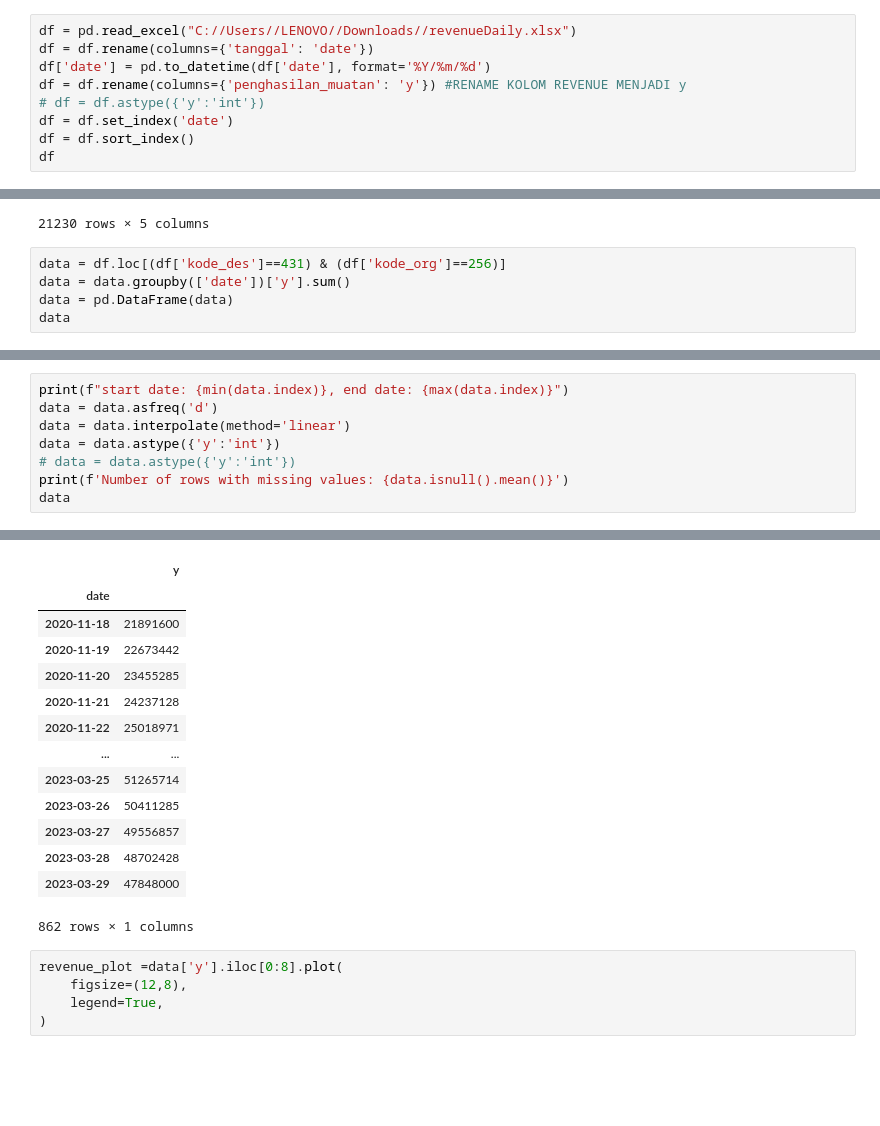
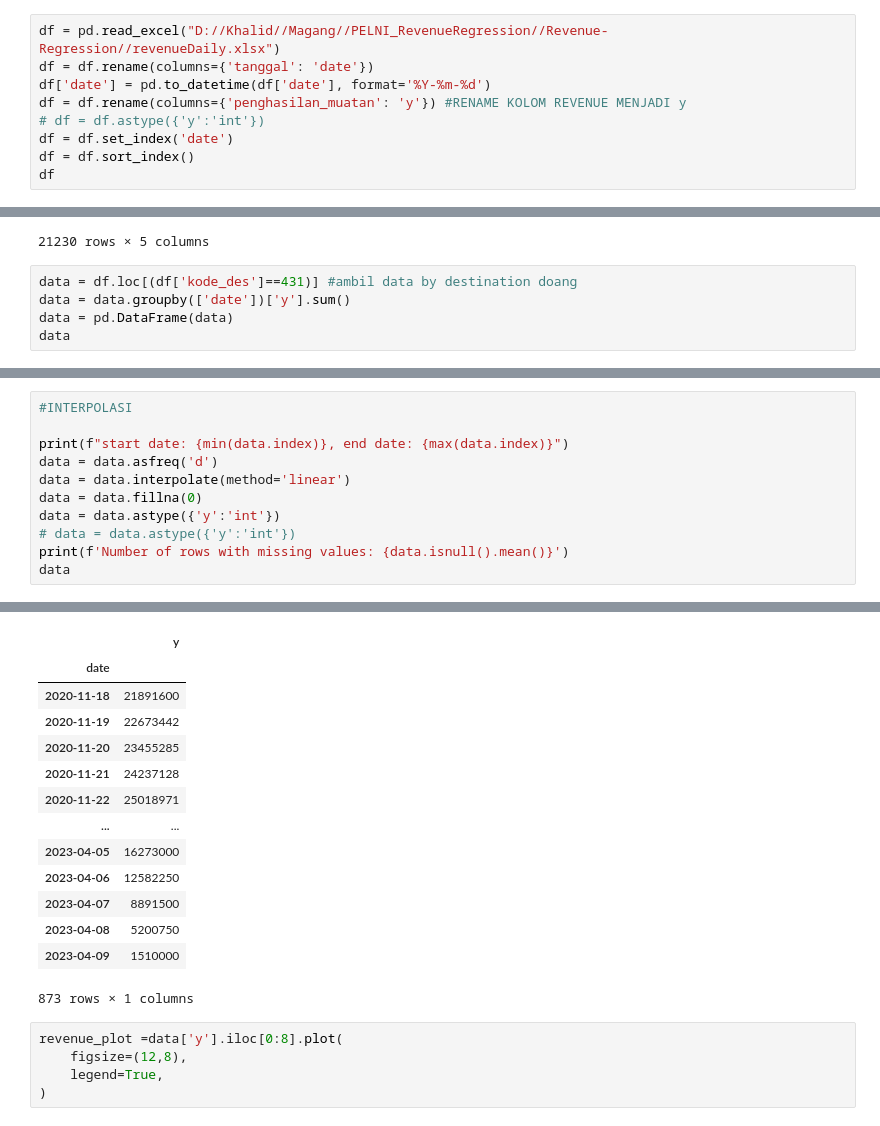
Before and after one commit to JstKhalid/Revenue-Regression, a Jupyter notebook: Prediksi Revenue dengan Invers Scaler.ipynb, the cells around one changed output, grey strips where cells are left out. Cells and saved outputs as stored; diff of their text form; blank space fills up the shorter version.

```diff
--- a/Prediksi Revenue dengan Invers Scaler.ipynb
+++ b/Prediksi Revenue dengan Invers Scaler.ipynb
@@ -22,9 +22,9 @@ plt.style.use('fivethirtyeight')
 plt.rcParams['lines.linewidth'] = 1.5
 %matplotlib inline
 # %%
-df = pd.read_excel("C://Users//LENOVO//Downloads//revenueDaily.xlsx")
+df = pd.read_excel("D://Khalid//Magang//PELNI_RevenueRegression//Revenue-Regression//revenueDaily.xlsx")
 df = df.rename(columns={'tanggal': 'date'})
-df['date'] = pd.to_datetime(df['date'], format='%Y/%m/%d')
+df['date'] = pd.to_datetime(df['date'], format='%Y-%m-%d')
 df = df.rename(columns={'penghasilan_muatan': 'y'}) #RENAME KOLOM REVENUE MENJADI y
 # df = df.astype({'y':'int'})
 df = df.set_index('date')
@@ -46,7 +46,7 @@ df
 | 2023-04-09 | 1510000.0 | AMBON | 946 | TANJUNG PRIOK | 431 |
 21230 rows × 5 columns
 # %%
-data = df.loc[(df['kode_des']==431) & (df['kode_org']==256)]
+data = df.loc[(df['kode_des']==431)] #ambil data by destination doang
 data = data.groupby(['date'])['y'].sum()
 data = pd.DataFrame(data)
 data
@@ -116,7 +123,10 @@ Min - Max Value : 486000.0 - 71772000.0
 # %%
+#INTERPOLASI
+
 print(f"start date: {min(data.index)}, end date: {max(data.index)}")
 data = data.asfreq('d')
 data = data.interpolate(method='linear')
+data = data.fillna(0)
 data = data.astype({'y':'int'})
 # data = data.astype({'y':'int'})
 print(f'Number of rows with missing values: {data.isnull().mean()}')
@@ -126,19 +136,19 @@ start date: 2020-11-18 00:00:00, end date: 2023-03-29 00:00:00
 Number of rows with missing values: y    0.0
 dtype: float64
 |  | y |
 | date |  |
 | 2020-11-18 | 21891600 |
 | 2020-11-19 | 22673442 |
 | 2020-11-20 | 23455285 |
 | 2020-11-21 | 24237128 |
 | 2020-11-22 | 25018971 |
 | ... | ... |
-| 2023-03-25 | 51265714 |
-| 2023-03-26 | 50411285 |
-| 2023-03-27 | 49556857 |
-| 2023-03-28 | 48702428 |
-| 2023-03-29 | 47848000 |
+| 2023-04-05 | 16273000 |
+| 2023-04-06 | 12582250 |
+| 2023-04-07 | 8891500 |
+| 2023-04-08 | 5200750 |
+| 2023-04-09 | 1510000 |
-862 rows × 1 columns
+873 rows × 1 columns
 # %%
 revenue_plot =data['y'].iloc[0:8].plot(
     figsize=(12,8),
```
Also changed, not shown: parts of 19 cells of this notebook.
